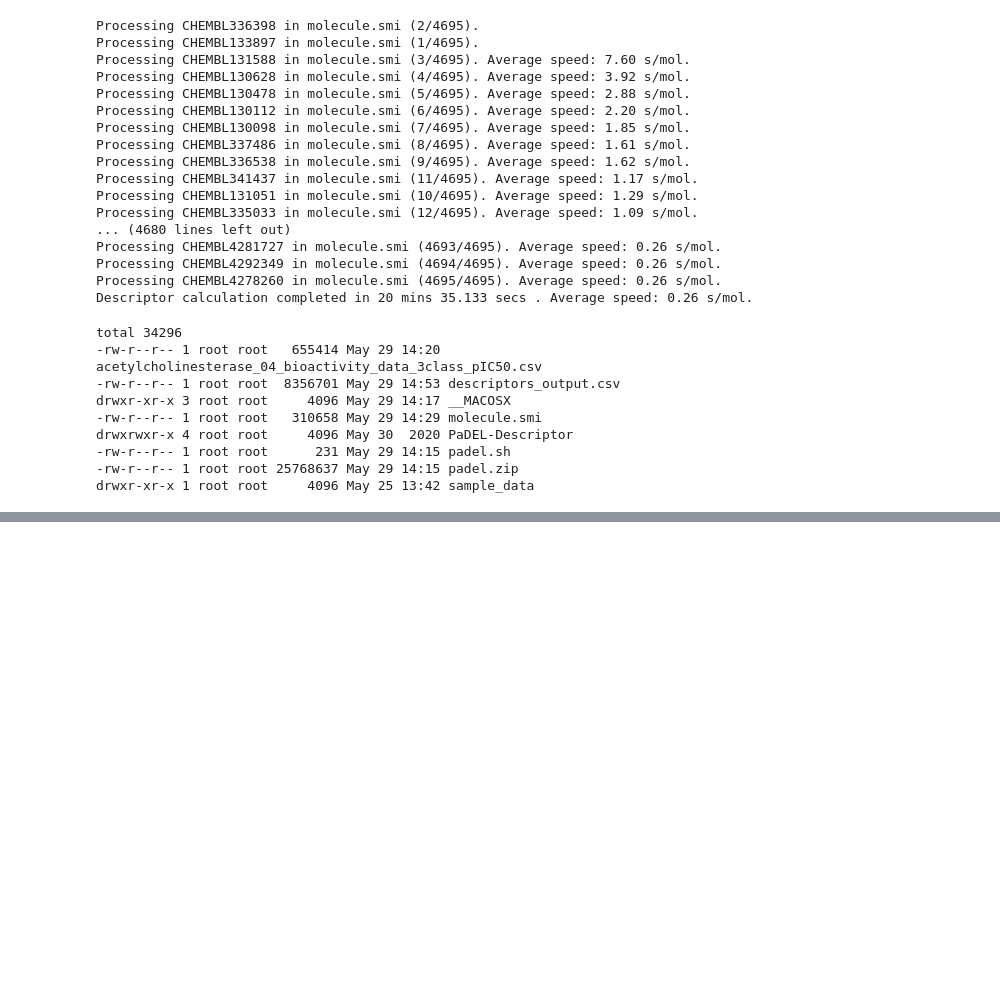
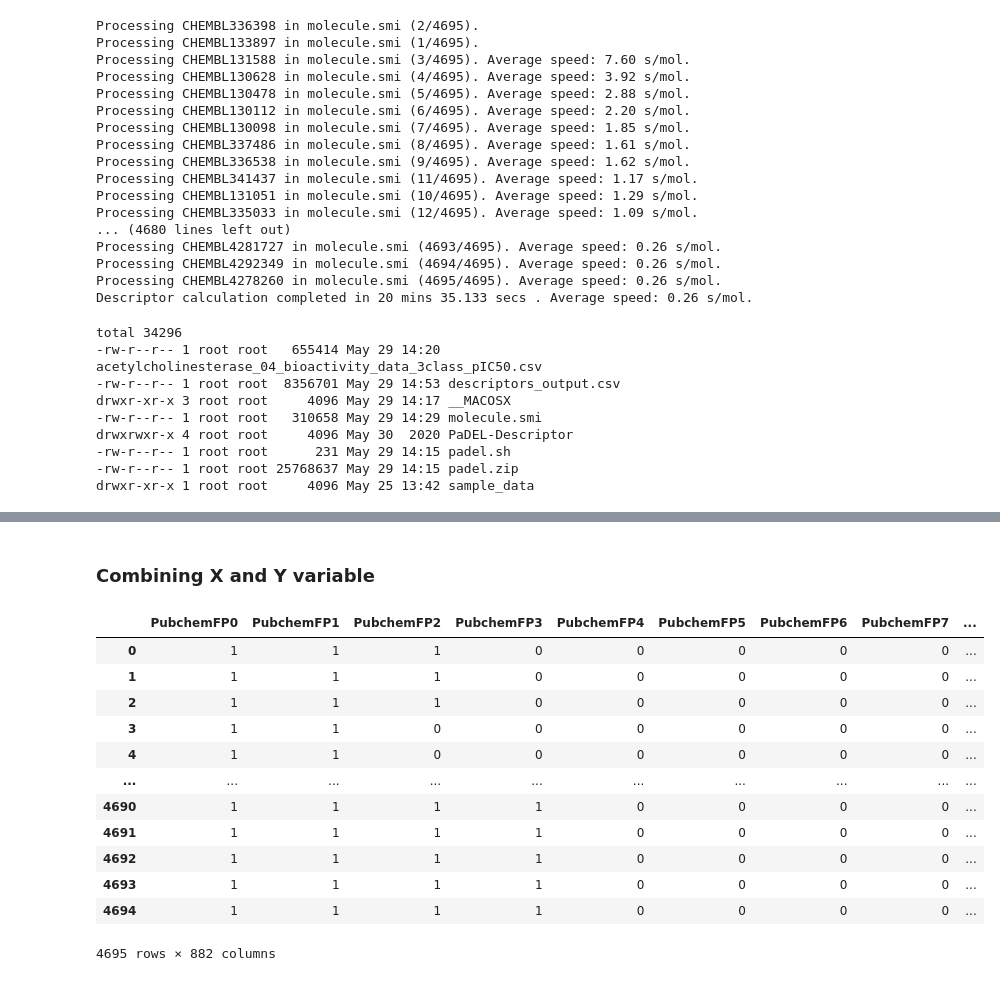
Before and after one commit to Alex-Catalin21/Bioinformatics_Project, a Jupyter notebook: ML_3_Descriptor_Calculation.ipynb, the cells around one changed output, grey strips where cells are left out. Cells and saved outputs as stored; diff of their text form; code cells hidden in the pictures; blank space fills up the shorter version.

```diff
--- a/ML_3_Descriptor_Calculation.ipynb
+++ b/ML_3_Descriptor_Calculation.ipynb
@@ -138,0 +182,3 @@ drwxr-xr-x 1 root root     4096 May 25 13:42 sample_data
+# %%
+df3_Y = df3['pIC50']
+df3_Y
@@ -138,0 +198,19 @@ drwxr-xr-x 1 root root     4096 May 25 13:42 sample_data
+# %% [markdown]
+### **Combining X and Y variable**
+# %%
+dataset3 = pd.concat([df3_X,df3_Y], axis=1)
+dataset3
+# %% [output]
+|  | PubchemFP0 | PubchemFP1 | PubchemFP2 | PubchemFP3 | PubchemFP4 | PubchemFP5 | PubchemFP6 | PubchemFP7 | ... |
+| 0 | 1 | 1 | 1 | 0 | 0 | 0 | 0 | 0 | ... |
+| 1 | 1 | 1 | 1 | 0 | 0 | 0 | 0 | 0 | ... |
+| 2 | 1 | 1 | 1 | 0 | 0 | 0 | 0 | 0 | ... |
+| 3 | 1 | 1 | 0 | 0 | 0 | 0 | 0 | 0 | ... |
+| 4 | 1 | 1 | 0 | 0 | 0 | 0 | 0 | 0 | ... |
+| ... | ... | ... | ... | ... | ... | ... | ... | ... | ... |
+| 4690 | 1 | 1 | 1 | 1 | 0 | 0 | 0 | 0 | ... |
+| 4691 | 1 | 1 | 1 | 1 | 0 | 0 | 0 | 0 | ... |
+| 4692 | 1 | 1 | 1 | 1 | 0 | 0 | 0 | 0 | ... |
+| 4693 | 1 | 1 | 1 | 1 | 0 | 0 | 0 | 0 | ... |
+| 4694 | 1 | 1 | 1 | 1 | 0 | 0 | 0 | 0 | ... |
+4695 rows × 882 columns
```
Also changed, not shown: parts of 9 cells of this notebook, 2 other files.
